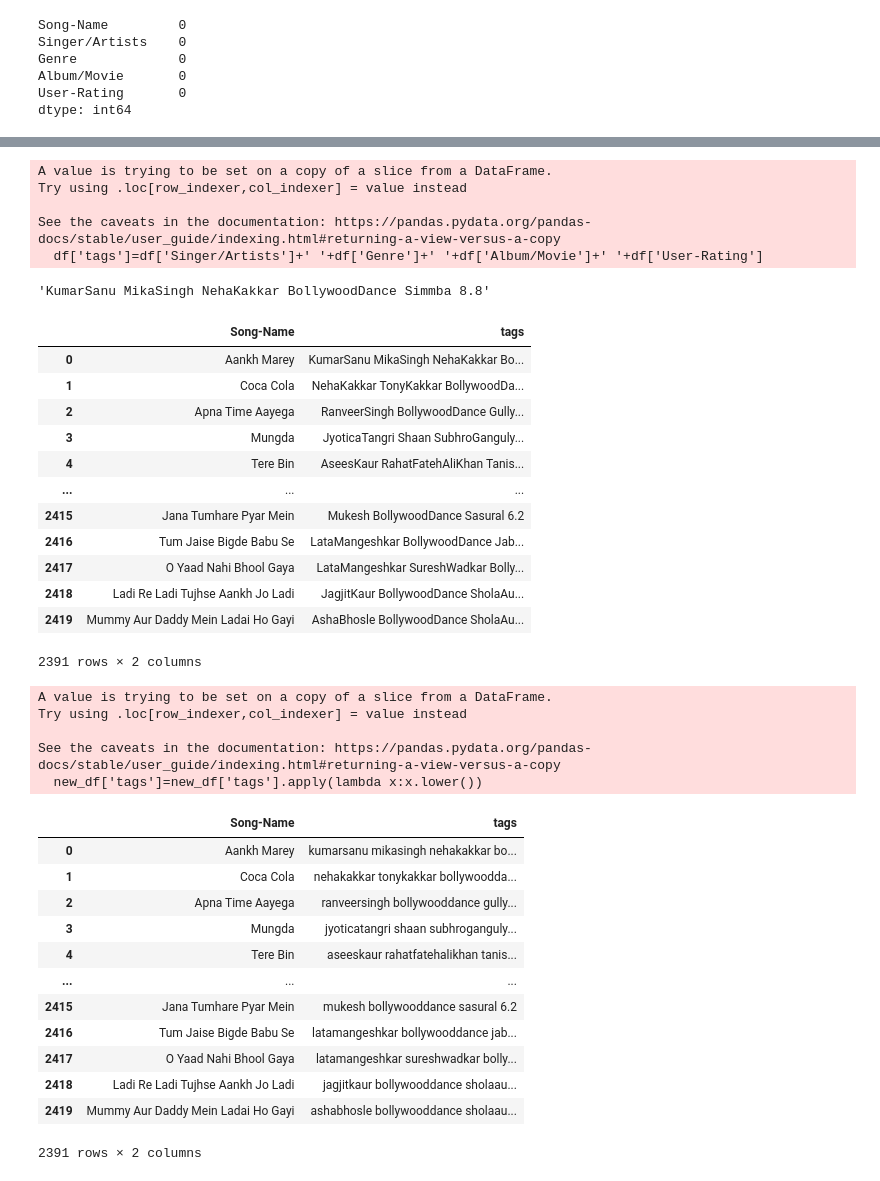
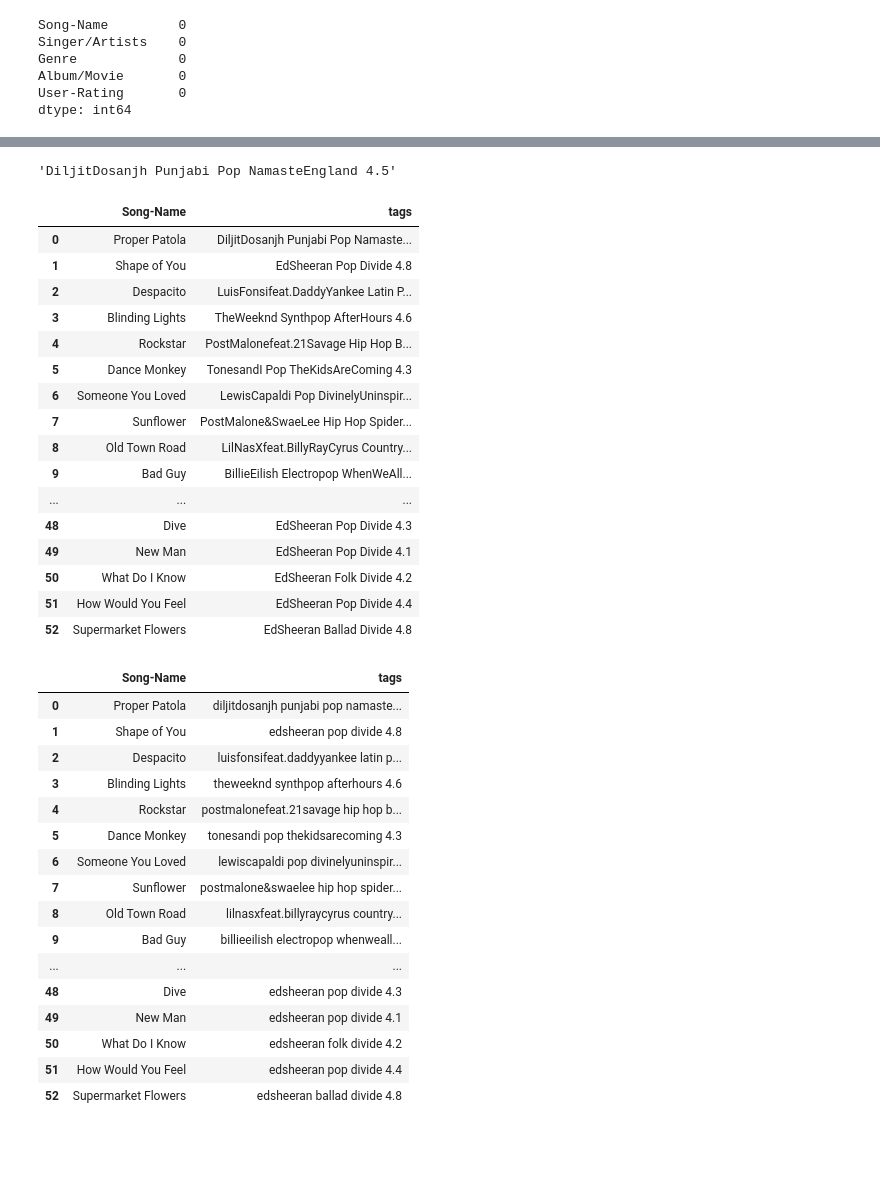
Before and after one commit to ianshulx/Django-Projects-for-beginners, a Jupyter notebook: music-recommendation-system/music_rec_new/Music recommendation system.ipynb, the cells around one changed output, grey strips where cells are left out. Saved outputs shown, nothing was run; the diff lists cells and outputs as text; code cells hidden in the pictures; blank space fills up the shorter version.

```diff
--- a/music-recommendation-system/music_rec_new/Music recommendation system.ipynb
+++ b/music-recommendation-system/music_rec_new/Music recommendation system.ipynb
@@ -4,5 +24,6 @@ import pandas as pd
 # %%
-df=pd.read_csv(r"E:\ex.csv")
+# Load the music dataset with proper structure
+df = pd.read_csv(r"d:\Forked projects\music-recommendation-system-django\music-recommendation-system\music_data.csv")
 df
 # %% [output]
 |  | Song-Name | Singer/Artists | Genre | Album/Movie | User-Rating |
@@ -102,4 +193,6 @@ l
 # %%
+# Create an explicit copy to avoid SettingWithCopyWarning
+df = df.copy()
 df['User-Rating']=l
 df
 # %% [output]
@@ -175,48 +262,48 @@ See the caveats in the documentation: https://pandas.pydata.org/pandas-docs/stab
 df['tags']=df['Singer/Artists']+' '+df['Genre']+' '+df['Album/Movie']+' '+df['User-Rating']
 df['tags'][0]
 # %% [output]
-A value is trying to be set on a copy of a slice from a DataFrame.
-Try using .loc[row_indexer,col_indexer] = value instead
-
-See the caveats in the documentation: https://pandas.pydata.org/pandas-docs/stable/user_guide/indexing.html#returning-a-view-versus-a-copy
-  df['tags']=df['Singer/Artists']+' '+df['Genre']+' '+df['Album/Movie']+' '+df['User-Rating']
+'DiljitDosanjh Punjabi Pop NamasteEngland 4.5'
-'KumarSanu MikaSingh NehaKakkar BollywoodDance Simmba 8.8'
 # %%
-new_df=df[['Song-Name','tags']]
+# Create new DataFrame with selected columns - use copy() to avoid warnings
+new_df = df[['Song-Name','tags']].copy()
 new_df
 # %% [output]
 |  | Song-Name | tags |
-| 0 | Aankh Marey | KumarSanu MikaSingh NehaKakkar Bo... |
-| 1 | Coca Cola | NehaKakkar TonyKakkar BollywoodDa... |
-| 2 | Apna Time Aayega | RanveerSingh BollywoodDance Gully... |
-| 3 | Mungda | JyoticaTangri Shaan SubhroGanguly... |
-| 4 | Tere Bin | AseesKaur RahatFatehAliKhan Tanis... |
+| 0 | Proper Patola | DiljitDosanjh Punjabi Pop Namaste... |
+| 1 | Shape of You | EdSheeran Pop Divide 4.8 |
+| 2 | Despacito | LuisFonsifeat.DaddyYankee Latin P... |
+| 3 | Blinding Lights | TheWeeknd Synthpop AfterHours 4.6 |
+| 4 | Rockstar | PostMalonefeat.21Savage Hip Hop B... |
+| 5 | Dance Monkey | TonesandI Pop TheKidsAreComing 4.3 |
+| 6 | Someone You Loved | LewisCapaldi Pop DivinelyUninspir... |
+| 7 | Sunflower | PostMalone&SwaeLee Hip Hop Spider... |
+| 8 | Old Town Road | LilNasXfeat.BillyRayCyrus Country... |
+| 9 | Bad Guy | BillieEilish Electropop WhenWeAll... |
 | ... | ... | ... |
-| 2415 | Jana Tumhare Pyar Mein | Mukesh BollywoodDance Sasural 6.2 |
-| 2416 | Tum Jaise Bigde Babu Se | LataMangeshkar BollywoodDance Jab... |
-| 2417 | O Yaad Nahi Bhool Gaya | LataMangeshkar SureshWadkar Bolly... |
-| 2418 | Ladi Re Ladi Tujhse Aankh Jo Ladi | JagjitKaur BollywoodDance SholaAu... |
-| 2419 | Mummy Aur Daddy Mein Ladai Ho Gayi | AshaBhosle BollywoodDance SholaAu... |
+| 48 | Dive | EdSheeran Pop Divide 4.3 |
+| 49 | New Man | EdSheeran Pop Divide 4.1 |
+| 50 | What Do I Know | EdSheeran Folk Divide 4.2 |
+| 51 | How Would You Feel | EdSheeran Pop Divide 4.4 |
+| 52 | Supermarket Flowers | EdSheeran Ballad Divide 4.8 |
-2391 rows × 2 columns
 # %%
-new_df['tags']=new_df['tags'].apply(lambda x:x.lower())
+# Convert tags to lowercase
+new_df['tags'] = new_df['tags'].apply(lambda x: x.lower())
 new_df
 # %% [output]
-A value is trying to be set on a copy of a slice from a DataFrame.
-Try using .loc[row_indexer,col_indexer] = value instead
-
-See the caveats in the documentation: https://pandas.pydata.org/pandas-docs/stable/user_guide/indexing.html#returning-a-view-versus-a-copy
-  new_df['tags']=new_df['tags'].apply(lambda x:x.lower())
 |  | Song-Name | tags |
-| 0 | Aankh Marey | kumarsanu mikasingh nehakakkar bo... |
-| 1 | Coca Cola | nehakakkar tonykakkar bollywoodda... |
-| 2 | Apna Time Aayega | ranveersingh bollywooddance gully... |
-| 3 | Mungda | jyoticatangri shaan subhroganguly... |
-| 4 | Tere Bin | aseeskaur rahatfatehalikhan tanis... |
+| 0 | Proper Patola | diljitdosanjh punjabi pop namaste... |
+| 1 | Shape of You | edsheeran pop divide 4.8 |
+| 2 | Despacito | luisfonsifeat.daddyyankee latin p... |
+| 3 | Blinding Lights | theweeknd synthpop afterhours 4.6 |
+| 4 | Rockstar | postmalonefeat.21savage hip hop b... |
+| 5 | Dance Monkey | tonesandi pop thekidsarecoming 4.3 |
+| 6 | Someone You Loved | lewiscapaldi pop divinelyuninspir... |
+| 7 | Sunflower | postmalone&swaelee hip hop spider... |
+| 8 | Old Town Road | lilnasxfeat.billyraycyrus country... |
+| 9 | Bad Guy | billieeilish electropop whenweall... |
 | ... | ... | ... |
-| 2415 | Jana Tumhare Pyar Mein | mukesh bollywooddance sasural 6.2 |
-| 2416 | Tum Jaise Bigde Babu Se | latamangeshkar bollywooddance jab... |
-| 2417 | O Yaad Nahi Bhool Gaya | latamangeshkar sureshwadkar bolly... |
-| 2418 | Ladi Re Ladi Tujhse Aankh Jo Ladi | jagjitkaur bollywooddance sholaau... |
-| 2419 | Mummy Aur Daddy Mein Ladai Ho Gayi | ashabhosle bollywooddance sholaau... |
+| 48 | Dive | edsheeran pop divide 4.3 |
+| 49 | New Man | edsheeran pop divide 4.1 |
+| 50 | What Do I Know | edsheeran folk divide 4.2 |
+| 51 | How Would You Feel | edsheeran pop divide 4.4 |
+| 52 | Supermarket Flowers | edsheeran ballad divide 4.8 |
-2391 rows × 2 columns
```
Also changed, not shown: parts of 37 cells of this notebook, 2 other files.
